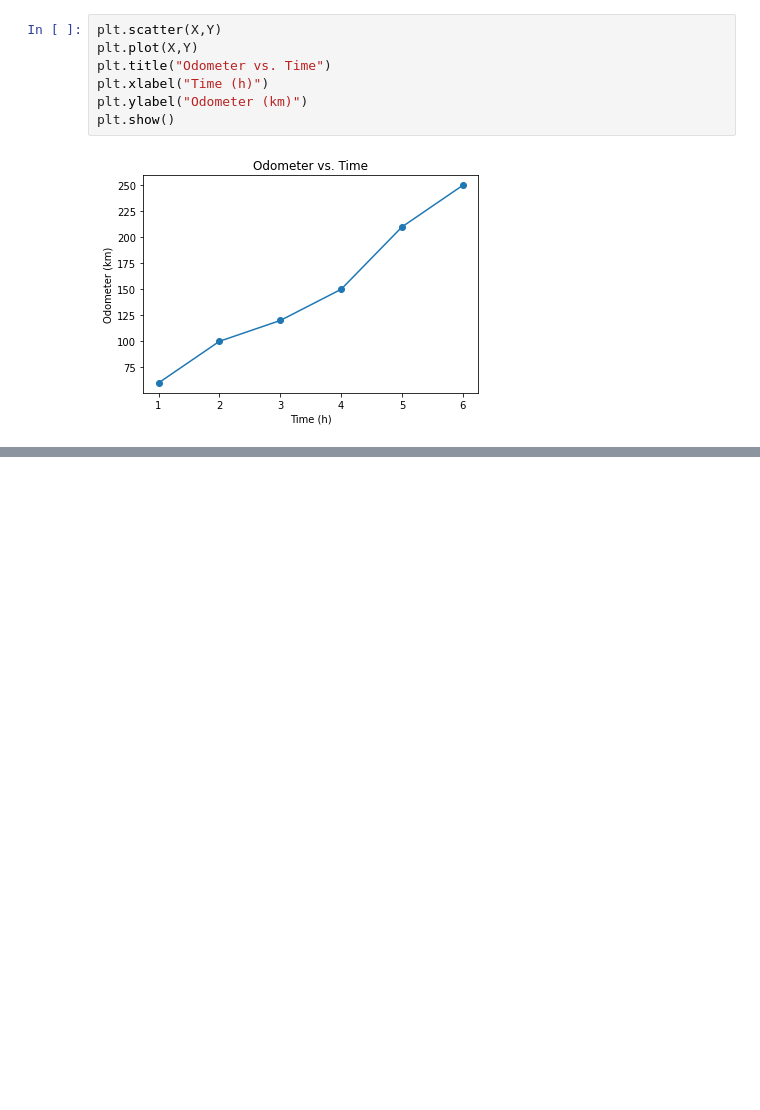
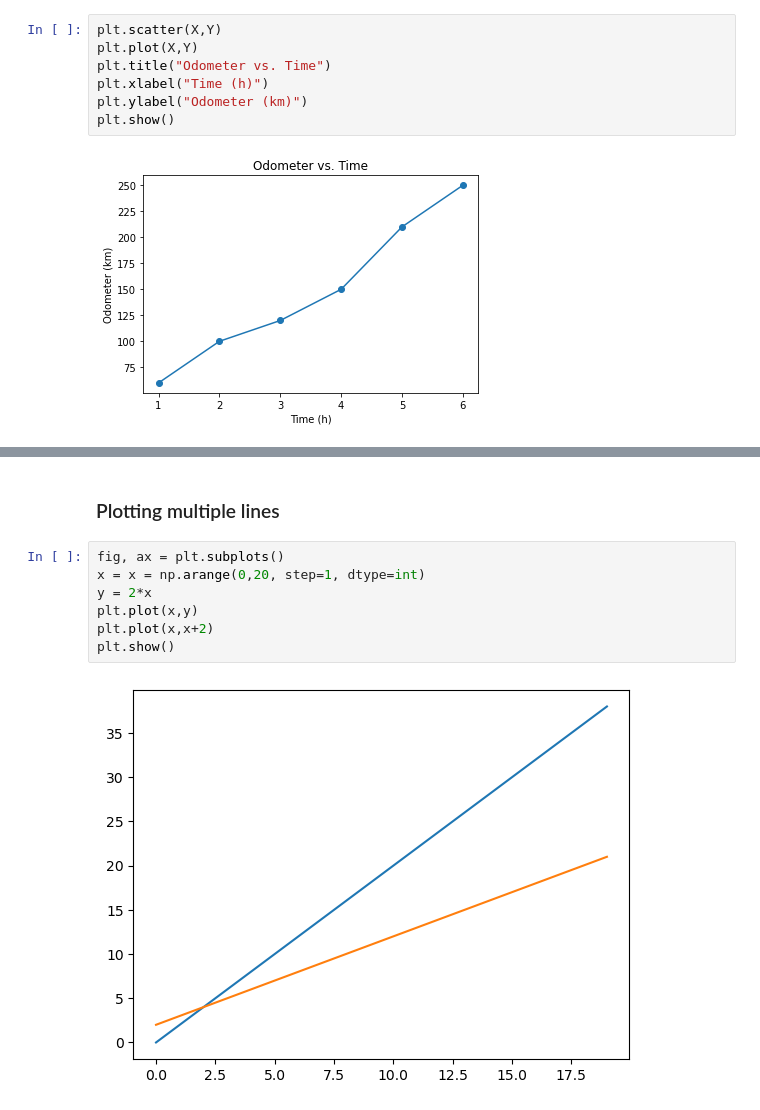
Before and after one commit to jarix/Python_Snippets, a Jupyter notebook: matplotlib_101.ipynb, the cells around one changed output, grey strips where cells are left out. Saved outputs shown, nothing was run; the diff lists cells and outputs as text; blank space fills up the shorter version.

```diff
--- a/matplotlib_101.ipynb
+++ b/matplotlib_101.ipynb
@@ -34,0 +71,11 @@ plt.show()
+# %% [markdown]
+### Plotting multiple lines
+# %%
+fig, ax = plt.subplots()
+x = x = np.arange(0,20, step=1, dtype=int)
+y = 2*x
+plt.plot(x,y)
+plt.plot(x,x+2)
+plt.show()
+# %% [output]
+[figure, added]
```
Also changed, not shown: parts of 19 cells of this notebook.
